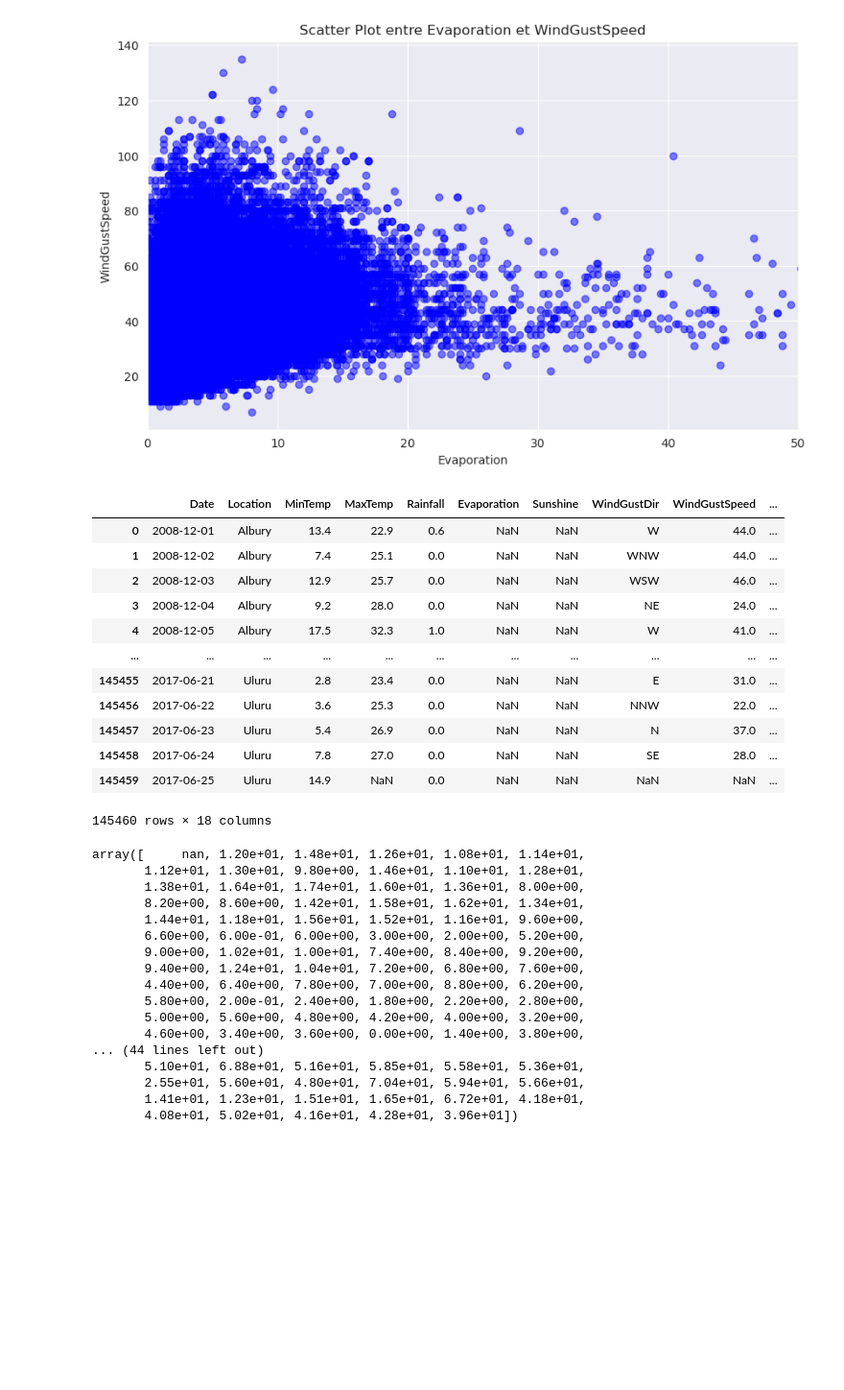
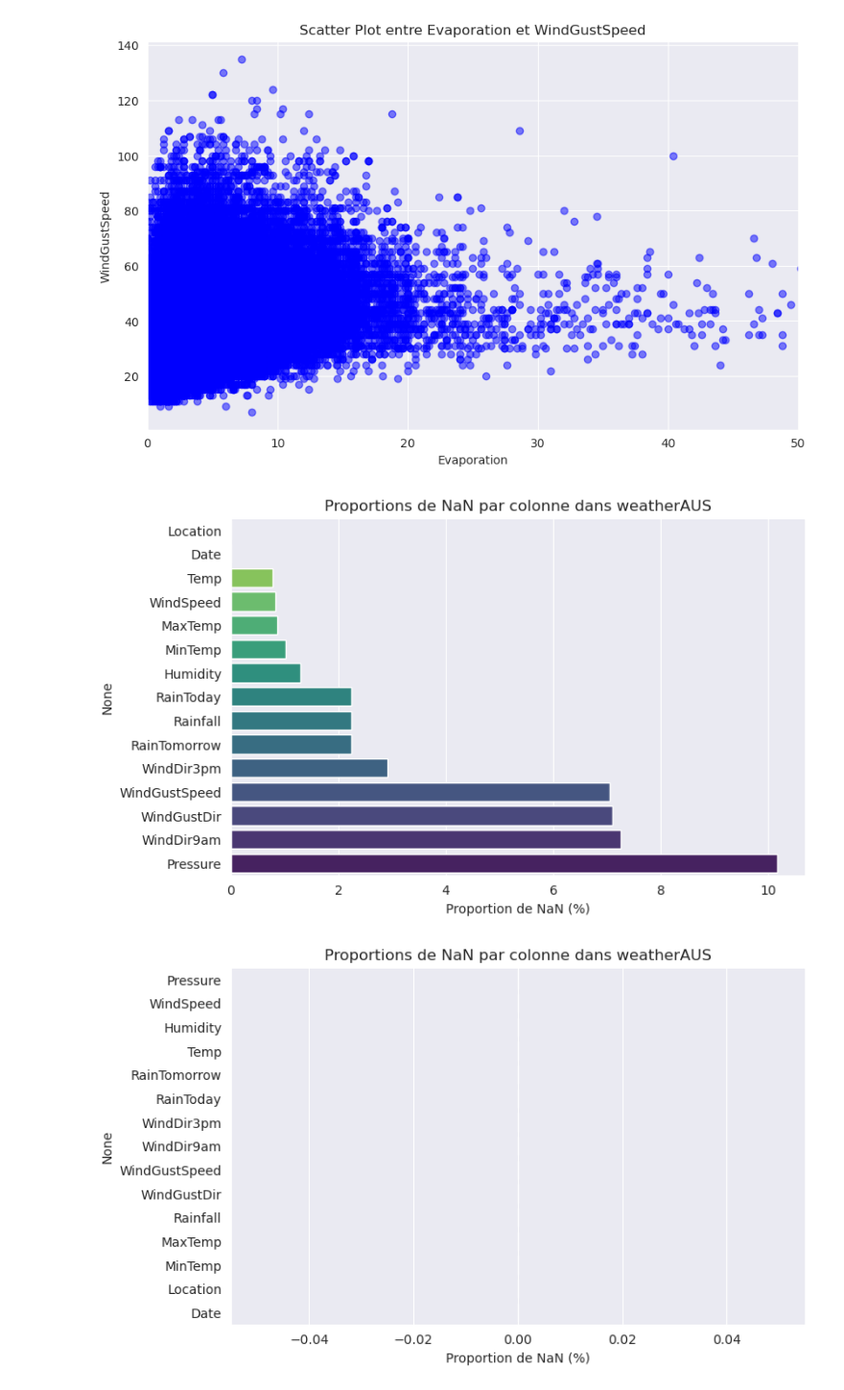
Before and after one commit to ValentinLibouton/weather_prediction, a Jupyter notebook: weather_mean_9am_3pm.ipynb, the cells around one changed output. Shown at 96% size. Saved outputs shown, nothing was run; the diff lists cells and outputs as text; code cells hidden in the pictures; blank space fills up the shorter version.

```diff
--- a/weather_mean_9am_3pm.ipynb
+++ b/weather_mean_9am_3pm.ipynb
@@ -160,39 +158,11 @@ scatter_plot(dataframe=weatherAUS, x_column='Evaporation', y_column='WindSpeed',
 scatter_plot(dataframe=weatherAUS, x_column='Evaporation', y_column='WindGustSpeed', x_max=50)
 # %% [output]
 [figure]
-# %%
-weatherAUS
-# %% [output]
-|  | Date | Location | MinTemp | MaxTemp | Rainfall | Evaporation | Sunshine | WindGustDir | WindGustSpeed | ... |
-| 0 | 2008-12-01 | Albury | 13.4 | 22.9 | 0.6 | NaN | NaN | W | 44.0 | ... |
-| 1 | 2008-12-02 | Albury | 7.4 | 25.1 | 0.0 | NaN | NaN | WNW | 44.0 | ... |
-| 2 | 2008-12-03 | Albury | 12.9 | 25.7 | 0.0 | NaN | NaN | WSW | 46.0 | ... |
-| 3 | 2008-12-04 | Albury | 9.2 | 28.0 | 0.0 | NaN | NaN | NE | 24.0 | ... |
-| 4 | 2008-12-05 | Albury | 17.5 | 32.3 | 1.0 | NaN | NaN | W | 41.0 | ... |
-| ... | ... | ... | ... | ... | ... | ... | ... | ... | ... | ... |
-| 145455 | 2017-06-21 | Uluru | 2.8 | 23.4 | 0.0 | NaN | NaN | E | 31.0 | ... |
-| 145456 | 2017-06-22 | Uluru | 3.6 | 25.3 | 0.0 | NaN | NaN | NNW | 22.0 | ... |
-| 145457 | 2017-06-23 | Uluru | 5.4 | 26.9 | 0.0 | NaN | NaN | N | 37.0 | ... |
-| 145458 | 2017-06-24 | Uluru | 7.8 | 27.0 | 0.0 | NaN | NaN | SE | 28.0 | ... |
-| 145459 | 2017-06-25 | Uluru | 14.9 | NaN | 0.0 | NaN | NaN | NaN | NaN | ... |
-145460 rows × 18 columns
-# %%
-weatherAUS.Evaporation.unique()
-# %% [output]
-array([     nan, 1.20e+01, 1.48e+01, 1.26e+01, 1.08e+01, 1.14e+01,
-       1.12e+01, 1.30e+01, 9.80e+00, 1.46e+01, 1.10e+01, 1.28e+01,
-       1.38e+01, 1.64e+01, 1.74e+01, 1.60e+01, 1.36e+01, 8.00e+00,
-       8.20e+00, 8.60e+00, 1.42e+01, 1.58e+01, 1.62e+01, 1.34e+01,
-       1.44e+01, 1.18e+01, 1.56e+01, 1.52e+01, 1.16e+01, 9.60e+00,
-       6.60e+00, 6.00e-01, 6.00e+00, 3.00e+00, 2.00e+00, 5.20e+00,
-       9.00e+00, 1.02e+01, 1.00e+01, 7.40e+00, 8.40e+00, 9.20e+00,
-       9.40e+00, 1.24e+01, 1.04e+01, 7.20e+00, 6.80e+00, 7.60e+00,
-       4.40e+00, 6.40e+00, 7.80e+00, 7.00e+00, 8.80e+00, 6.20e+00,
-       5.80e+00, 2.00e-01, 2.40e+00, 1.80e+00, 2.20e+00, 2.80e+00,
-       5.00e+00, 5.60e+00, 4.80e+00, 4.20e+00, 4.00e+00, 3.20e+00,
-       4.60e+00, 3.40e+00, 3.60e+00, 0.00e+00, 1.40e+00, 3.80e+00,
-... (44 lines left out)
-       5.10e+01, 6.88e+01, 5.16e+01, 5.85e+01, 5.58e+01, 5.36e+01,
-       2.55e+01, 5.60e+01, 4.80e+01, 7.04e+01, 5.94e+01, 5.66e+01,
-       1.41e+01, 1.23e+01, 1.51e+01, 1.65e+01, 6.72e+01, 4.18e+01,
-       4.08e+01, 5.02e+01, 4.16e+01, 4.28e+01, 3.96e+01])
+# %%
+weatherAUS.drop(['Sunshine', 'Cloud', 'Evaporation'], axis=1, inplace=True)
+display_nan_proportion(dataframe=weatherAUS, dataframe_name="weatherAUS")
+weatherAUS.dropna(inplace=True)
+display_nan_proportion(dataframe=weatherAUS, dataframe_name="weatherAUS")
+# %% [output]
+[figure, added]
+[figure, added]
```
Also changed, not shown: parts of 5 cells of this notebook.
